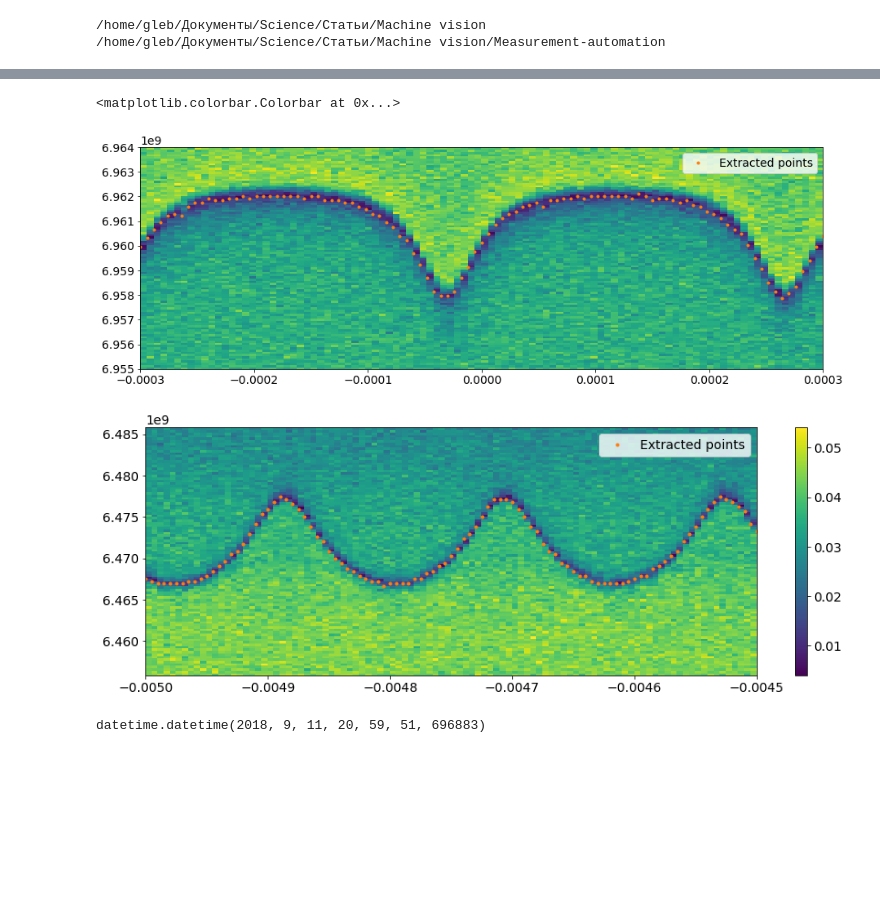
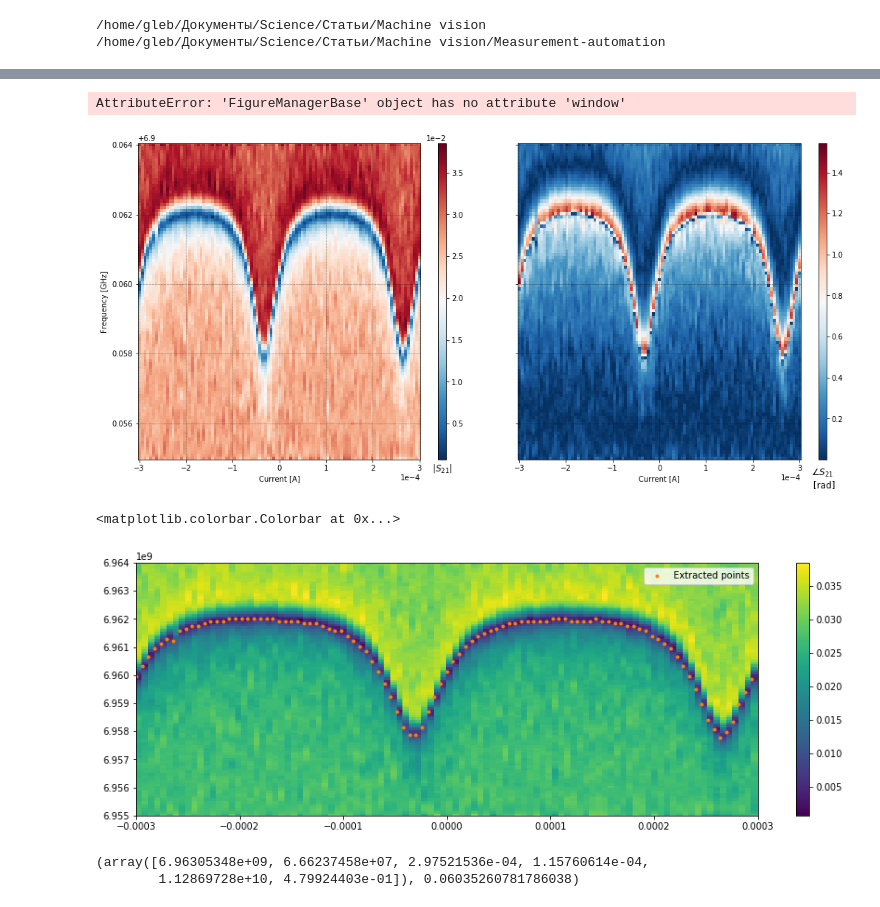
Before and after one commit to vdrhtc/Computer-vision-paper, a Jupyter notebook: Plots 2 .ipynb, the cells around one changed output, grey strips where cells are left out. Drawn from its saved outputs; the diff is of its cells as text; code cells hidden in the pictures; blank space fills up the shorter version.

```diff
--- a/Plots 2 .ipynb
+++ b/Plots 2 .ipynb
@@ -47,12 +49,16 @@ ao0 = AnticrossingOracle("transmon", anti0, plot=True, fast_res_detect=False, hi
 # %%
 anti1 = MeasurementResult.load("BMSTU Clean 3", "VI-anticrossing")
 data_dict = anti1.get_data()
+S21s = data_dict["data"]
 # data_dict["data"] = data_dict["data"]*exp(2j*pi*65e-9*freqs) +\
 #         1e-2*(random.normal(size = data_dict["data"].shape)\
 #                         +1j*random.normal(size = data_dict["data"].shape))
 # # data_dict["data"] = S21s*exp(2j*pi*65e-9*freqs)
 
-# anti.set_data(data_dict)
+data_dict["data"] = (savgol_filter(real(S21s), 11, 3)\
+                                + 1j*savgol_filter(imag(S21s), 11, 3))
+
+anti1.set_data(data_dict)
 # %%
 tts0 = MeasurementResult.load("BMSTU Clean 3", "I-two-tone")
 tts1 = MeasurementResult.load("BMSTU Clean 3", "VI-two-tone")
@@ -108,16 +86,23 @@ anti2 = MeasurementResult.load("Xmon 2Q", "III-anticrossing")
 #                                 + 1j*savgol_filter(imag(S21s), 21, 2))
 # data_dict["data"] = S21s*exp(2j*pi*65e-9*freqs)
 # anti.set_data(data_dict)
+# %%
+anti1._data["Frequency [Hz]"] = anti1._data["frequency"]
+# %%
+anti1.visualize()
+# %% [output]
+AttributeError: 'FigureManagerBase' object has no attribute 'window'
+[figure, added]
 # %%
 ao = AnticrossingOracle("transmon", anti1, plot=True, hints=["fqmax_above"])
-ao2 = AnticrossingOracle("transmon", anti2, plot=True, hints=[])
+# ao2 = AnticrossingOracle("transmon", anti2, plot=True, hints=[])
 plt.colorbar()
 # %% [output]
 <matplotlib.colorbar.Colorbar at 0x...>
-[figure, old version]
+[figure, new version]
-[figure, removed]
-# %%
-anti2._datetime
-# %% [output]
-datetime.datetime(2018, 9, 11, 20, 59, 51, 696883)
+# %%
+result1
+# %% [output]
+(array([6.96305348e+09, 6.66237458e+07, 2.97521536e-04, 1.15760614e-04,
+        1.12869728e+10, 4.79924403e-01]), 0.06035260781786038)
 # %%
```
Also changed, not shown: parts of 67 cells of this notebook, 4 other files.
